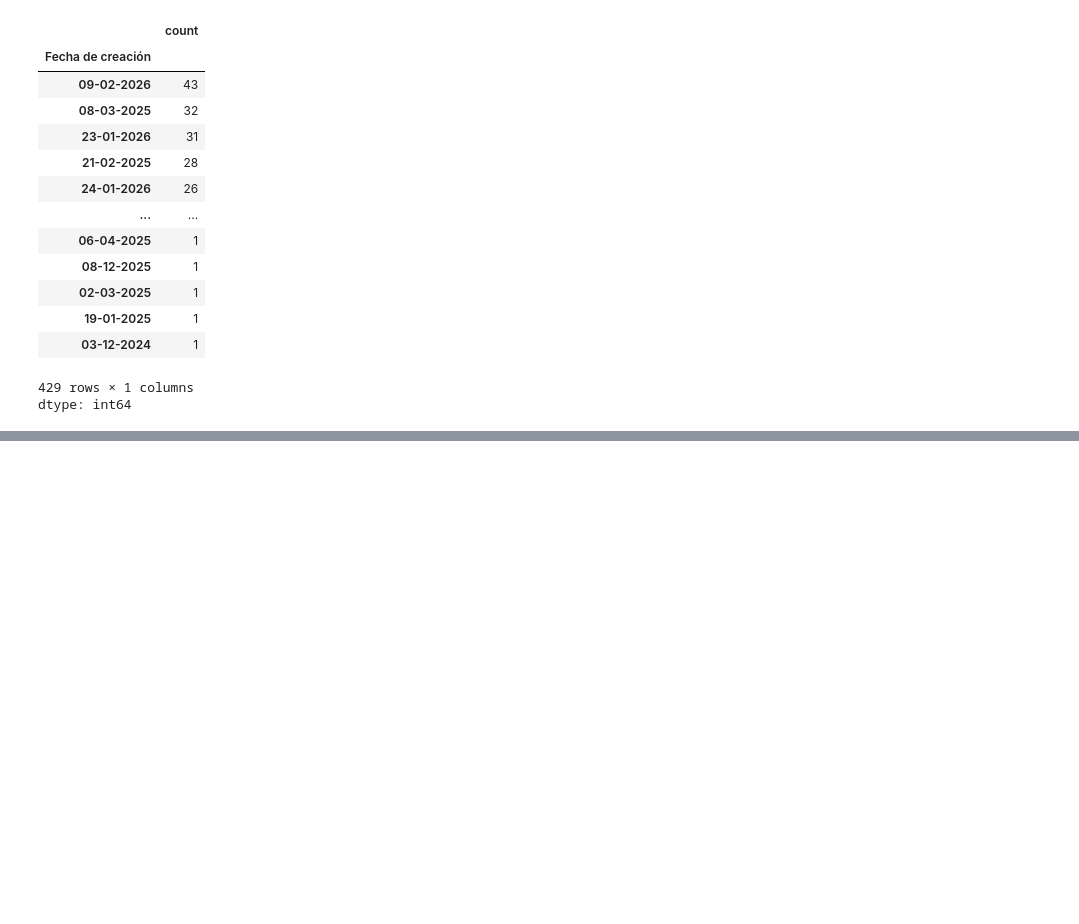
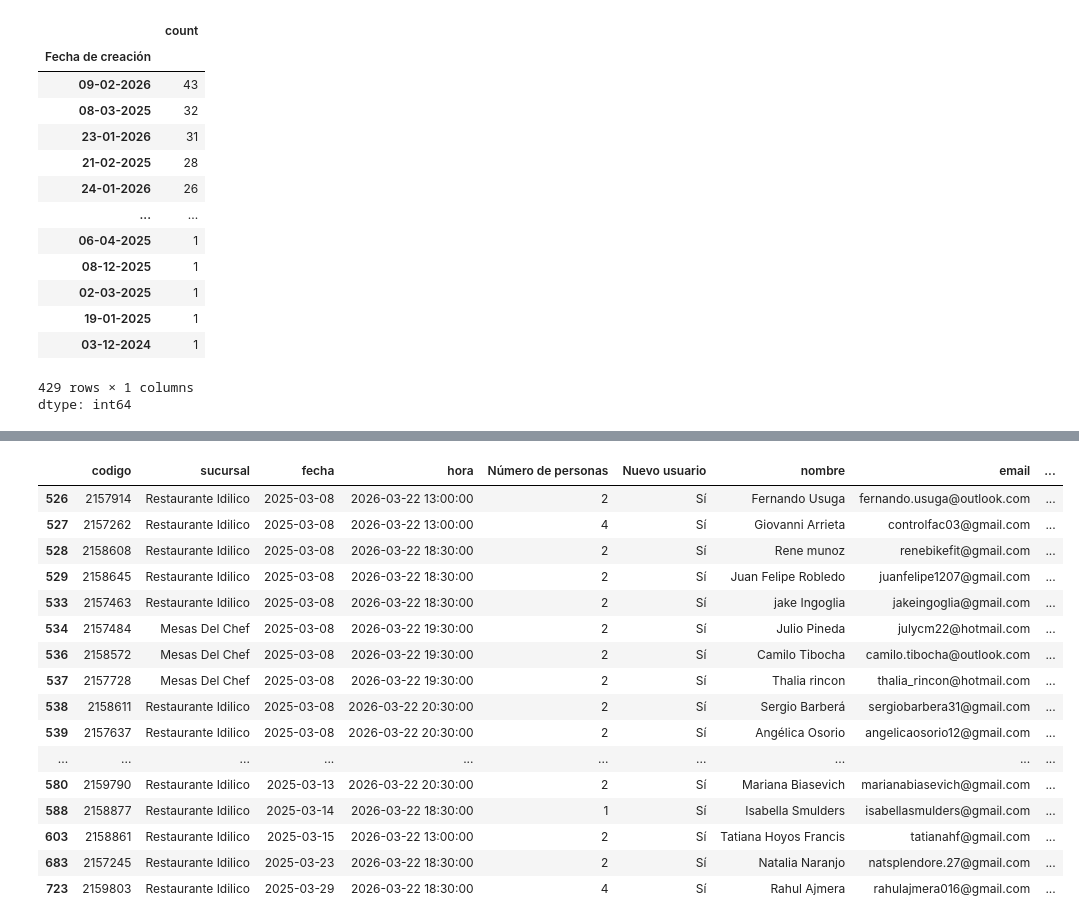
Before and after one commit to salazarcristian1014/restaurant-cancelation-project, a Jupyter notebook: notebooks/01_data_cleaning_and_optimization.ipynb, the cells around one changed output, grey strips where cells are left out. Saved outputs shown, nothing was run; the diff lists cells and outputs as text; code cells hidden in the pictures; blank space fills up the shorter version.

```diff
--- a/notebooks/01_data_cleaning_and_optimization.ipynb
+++ b/notebooks/01_data_cleaning_and_optimization.ipynb
@@ -785,0 +877,22 @@ dtype: int64
+# %%
+#Revisamos que el dia con mayor reservas no tenga inconsistencias o reservas repetidas.
+# Checking the day with the highest reservation volume for inconsistencies or duplicate bookings.
+df[ df['Fecha de creación'] == '08-03-2025' ]
+# %% [output]
+|  | codigo | sucursal | fecha | hora | Número de personas | Nuevo usuario | nombre | email | ... |
+| 526 | 2157914 | Restaurante Idilico | 2025-03-08 | 2026-03-22 13:00:00 | 2 | Sí | Fernando Usuga | fernando.usuga@outlook.com | ... |
+| 527 | 2157262 | Restaurante Idilico | 2025-03-08 | 2026-03-22 13:00:00 | 4 | Sí | Giovanni Arrieta | controlfac03@gmail.com | ... |
+| 528 | 2158608 | Restaurante Idilico | 2025-03-08 | 2026-03-22 18:30:00 | 2 | Sí | Rene munoz | renebikefit@gmail.com | ... |
+| 529 | 2158645 | Restaurante Idilico | 2025-03-08 | 2026-03-22 18:30:00 | 2 | Sí | Juan Felipe Robledo | juanfelipe1207@gmail.com | ... |
+| 533 | 2157463 | Restaurante Idilico | 2025-03-08 | 2026-03-22 18:30:00 | 2 | Sí | jake Ingoglia | jakeingoglia@gmail.com | ... |
+| 534 | 2157484 | Mesas Del Chef | 2025-03-08 | 2026-03-22 19:30:00 | 2 | Sí | Julio Pineda | julycm22@hotmail.com | ... |
+| 536 | 2158572 | Mesas Del Chef | 2025-03-08 | 2026-03-22 19:30:00 | 2 | Sí | Camilo Tibocha | camilo.tibocha@outlook.com | ... |
+| 537 | 2157728 | Mesas Del Chef | 2025-03-08 | 2026-03-22 19:30:00 | 2 | Sí | Thalia rincon | thalia_rincon@hotmail.com | ... |
+| 538 | 2158611 | Restaurante Idilico | 2025-03-08 | 2026-03-22 20:30:00 | 2 | Sí | Sergio Barberá | sergiobarbera31@gmail.com | ... |
+| 539 | 2157637 | Restaurante Idilico | 2025-03-08 | 2026-03-22 20:30:00 | 2 | Sí | Angélica Osorio | angelicaosorio12@gmail.com | ... |
+| ... | ... | ... | ... | ... | ... | ... | ... | ... | ... |
+| 580 | 2159790 | Restaurante Idilico | 2025-03-13 | 2026-03-22 20:30:00 | 2 | Sí | Mariana Biasevich | marianabiasevich@gmail.com | ... |
+| 588 | 2158877 | Restaurante Idilico | 2025-03-14 | 2026-03-22 18:30:00 | 1 | Sí | Isabella Smulders | isabellasmulders@gmail.com | ... |
+| 603 | 2158861 | Restaurante Idilico | 2025-03-15 | 2026-03-22 13:00:00 | 2 | Sí | Tatiana Hoyos Francis | tatianahf@gmail.com | ... |
+| 683 | 2157245 | Restaurante Idilico | 2025-03-23 | 2026-03-22 18:30:00 | 2 | Sí | Natalia Naranjo | natsplendore.27@gmail.com | ... |
+| 723 | 2159803 | Restaurante Idilico | 2025-03-29 | 2026-03-22 18:30:00 | 4 | Sí | Rahul Ajmera | rahulajmera016@gmail.com | ... |
```
Also changed, not shown: parts of 27 cells of this notebook.
